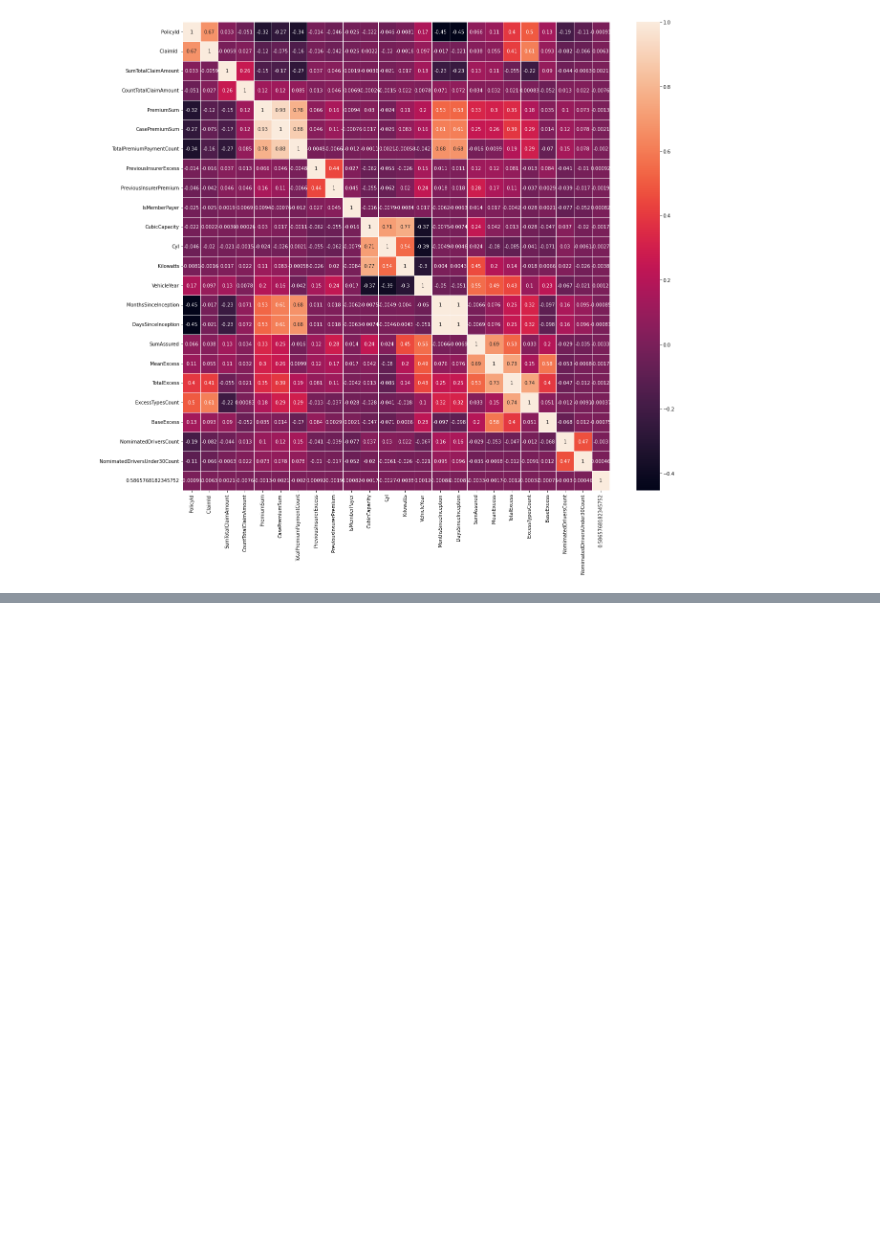
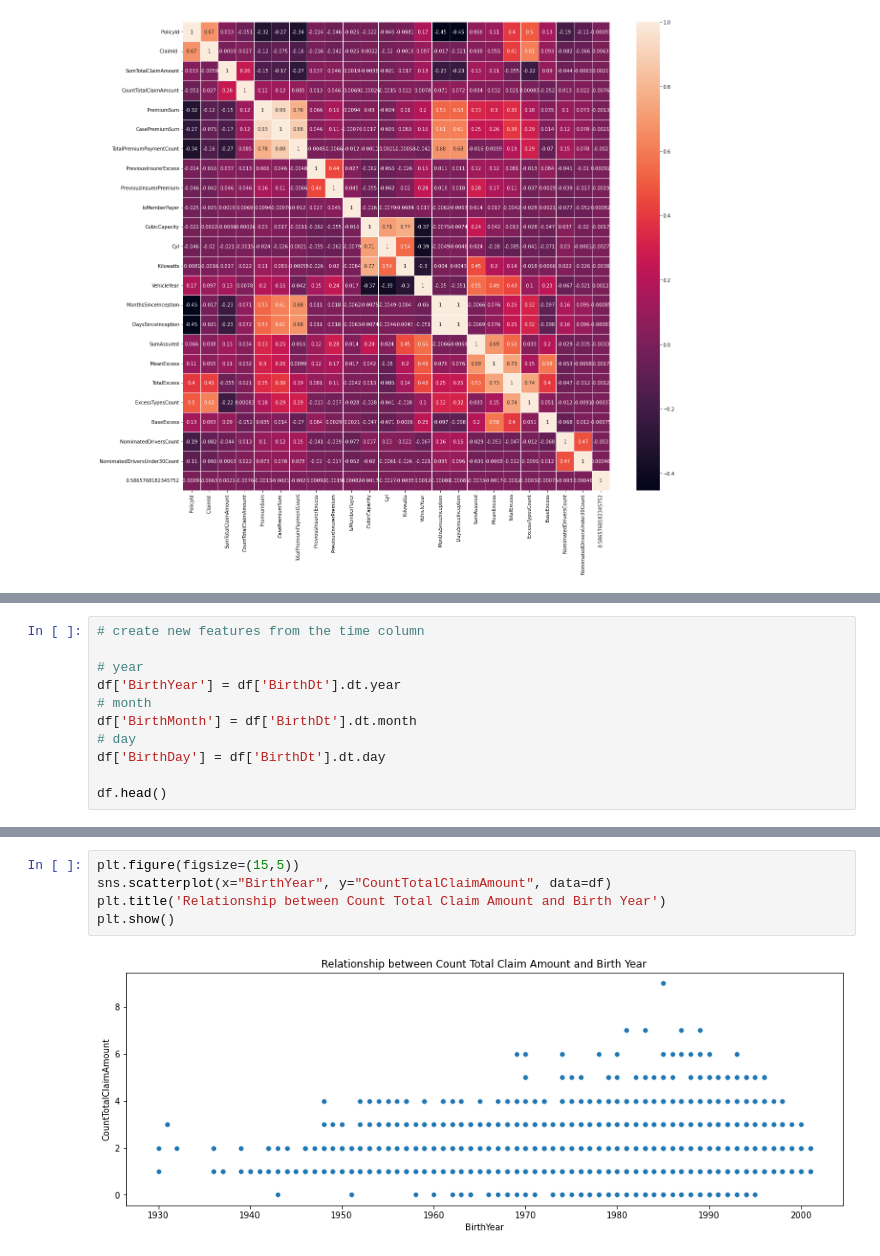
Before and after one commit to Pheelog/Insurance-Claim-Modelling, a Jupyter notebook: Insurance Claim Model.ipynb, the cells around one changed output, grey strips where cells are left out. Drawn from its saved outputs; the diff is of its cells as text; blank space fills up the shorter version.

```diff
--- a/Insurance Claim Model.ipynb
+++ b/Insurance Claim Model.ipynb
@@ -151,0 +161,11 @@ plt.show()
+# %%
+# create new features from the time column
+
+# year
+df['BirthYear'] = df['BirthDt'].dt.year
+# month
+df['BirthMonth'] = df['BirthDt'].dt.month
+# day
+df['BirthDay'] = df['BirthDt'].dt.day
+
+df.head()
@@ -151,0 +179,7 @@ plt.show()
+# %%
+plt.figure(figsize=(15,5))
+sns.scatterplot(x="BirthYear", y="CountTotalClaimAmount", data=df)
+plt.title('Relationship between Count Total Claim Amount and Birth Year')
+plt.show()
+# %% [output]
+[figure, added]
```
Also changed, not shown: parts of 37 cells of this notebook.
